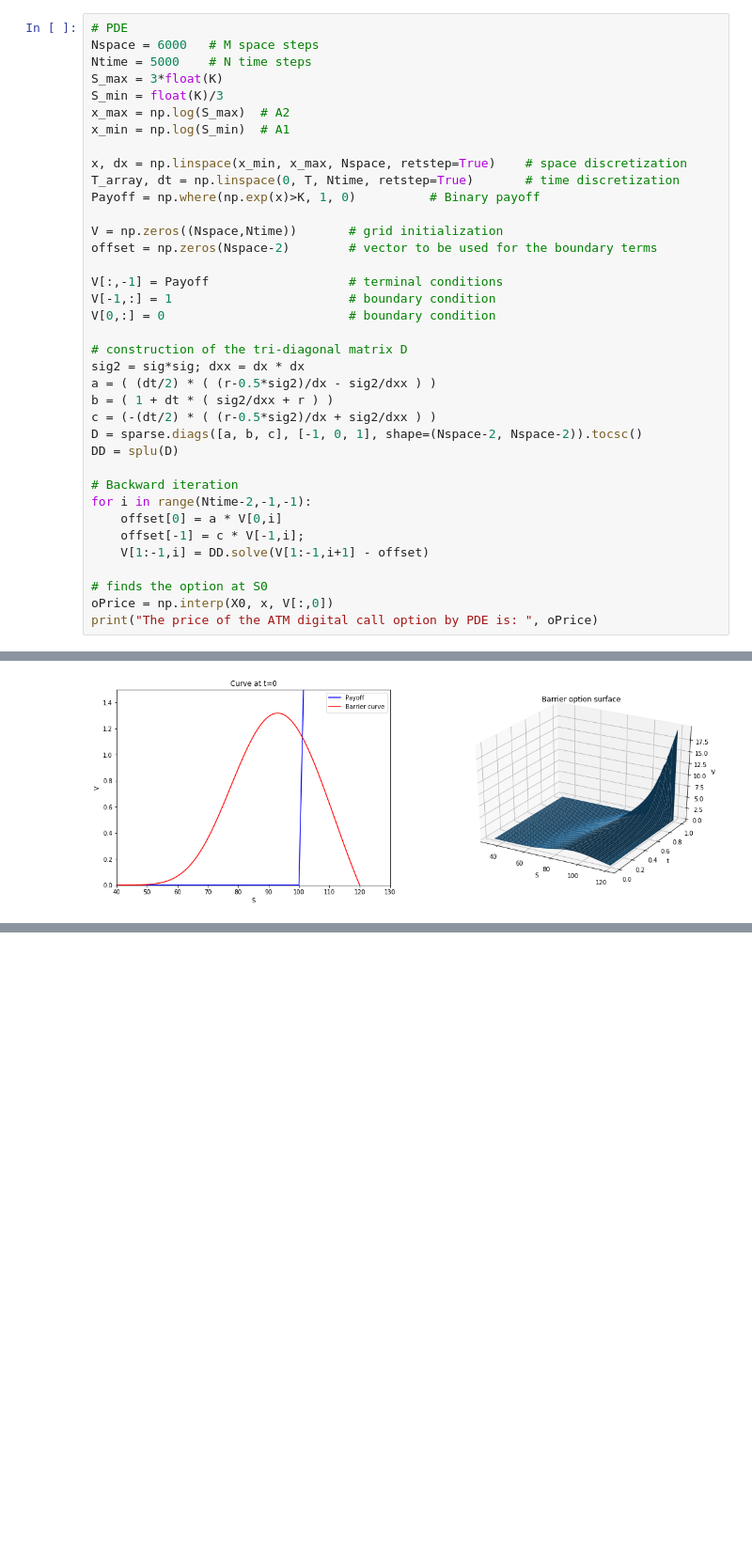
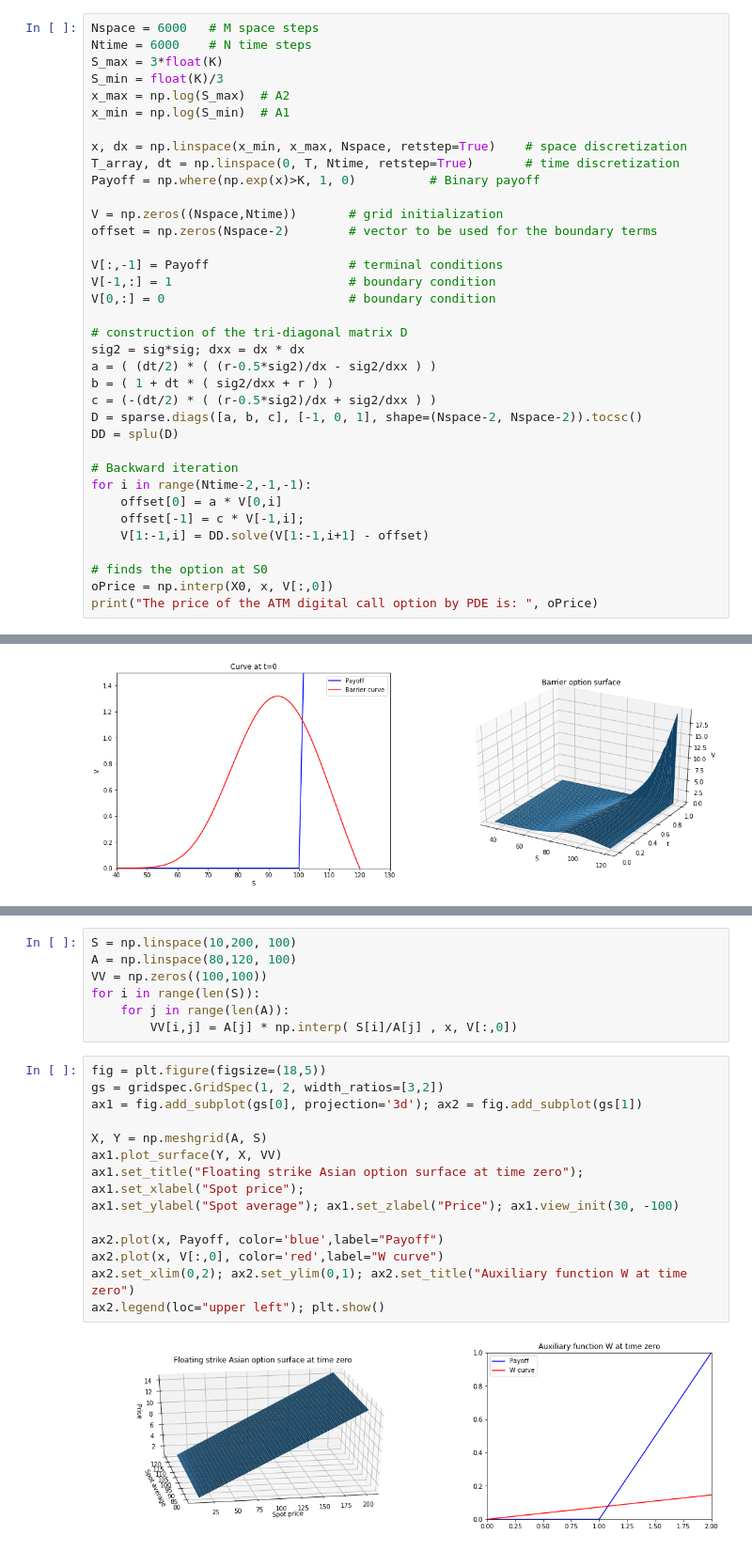
Before and after one commit to cantaro86/Financial-Models-Numerical-Methods, a Jupyter notebook: 2.2 Exotic options.ipynb, the cells around one changed output, grey strips where cells are left out. Shown at 94% size. Saved outputs shown, nothing was run; the diff lists cells and outputs as text; blank space fills up the shorter version.

```diff
--- a/2.2 Exotic options.ipynb
+++ b/2.2 Exotic options.ipynb
@@ -75,9 +81,8 @@ The price of the ATM digital call option by Monte Carlo is:  0.593071342432063
 # %% [markdown]
 #### PDE method:
 # %%
-# PDE
 Nspace = 6000   # M space steps
-Ntime = 5000    # N time steps
+Ntime = 6000    # N time steps
 S_max = 3*float(K)
 S_min = float(K)/3
 x_max = np.log(S_max)  # A2
@@ -269,3 +535,26 @@ plt.show()
+# %%
+S = np.linspace(10,200, 100)
+A = np.linspace(80,120, 100)
+VV = np.zeros((100,100))
+for i in range(len(S)):
+    for j in range(len(A)):
+        VV[i,j] = A[j] * np.interp( S[i]/A[j] , x, V[:,0])
+# %%
+fig = plt.figure(figsize=(18,5))
+gs = gridspec.GridSpec(1, 2, width_ratios=[3,2])
+ax1 = fig.add_subplot(gs[0], projection='3d'); ax2 = fig.add_subplot(gs[1])
+
+X, Y = np.meshgrid(A, S)
+ax1.plot_surface(Y, X, VV)
+ax1.set_title("Floating strike Asian option surface at time zero"); ax1.set_xlabel("Spot price");
+ax1.set_ylabel("Spot average"); ax1.set_zlabel("Price"); ax1.view_init(30, -100)
+
+ax2.plot(x, Payoff, color='blue',label="Payoff")
+ax2.plot(x, V[:,0], color='red',label="W curve")
+ax2.set_xlim(0,2); ax2.set_ylim(0,1); ax2.set_title("Auxiliary function W at time zero")
+ax2.legend(loc="upper left"); plt.show()
+# %% [output]
+[figure, added]
 # %% [markdown]
 ### References
 
```
Also changed, not shown: parts of 23 cells of this notebook, 2 other files.
